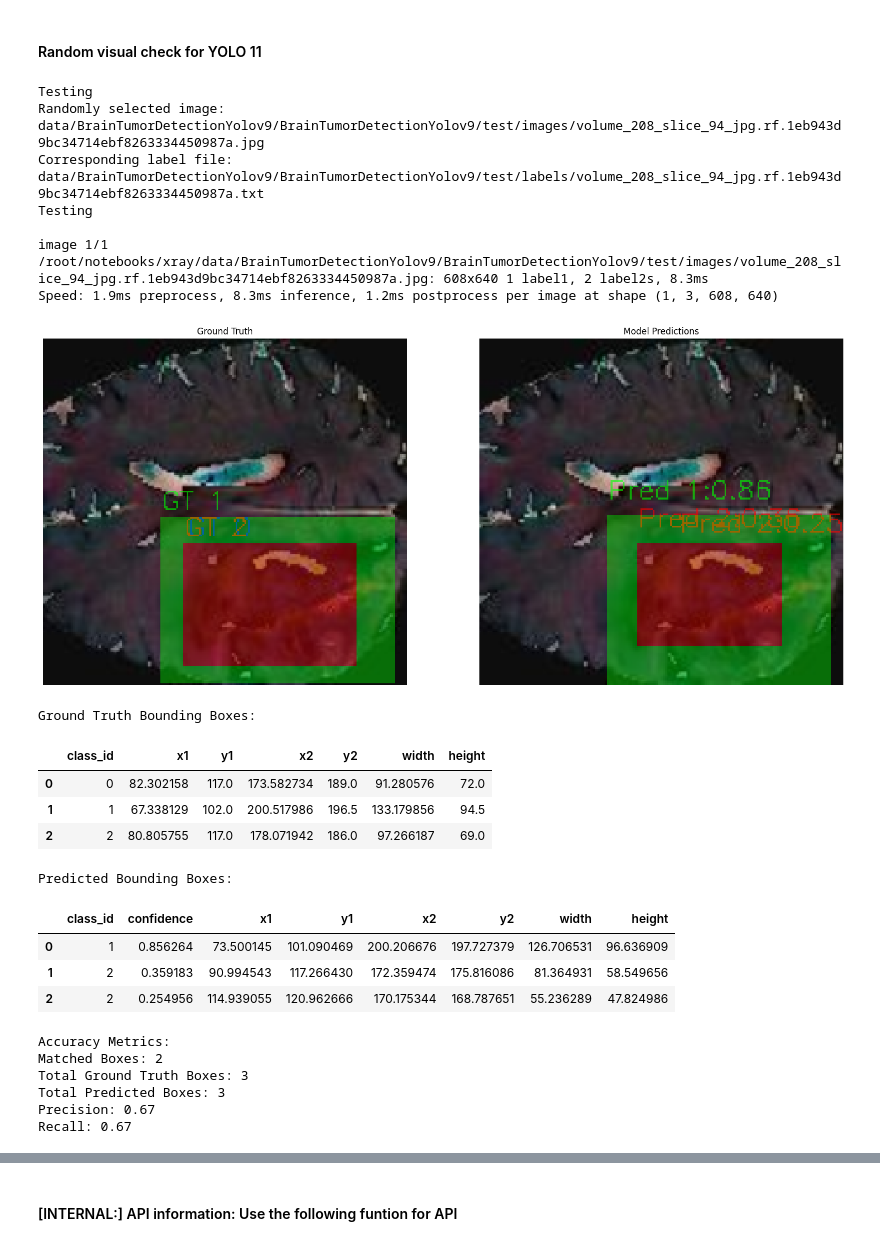
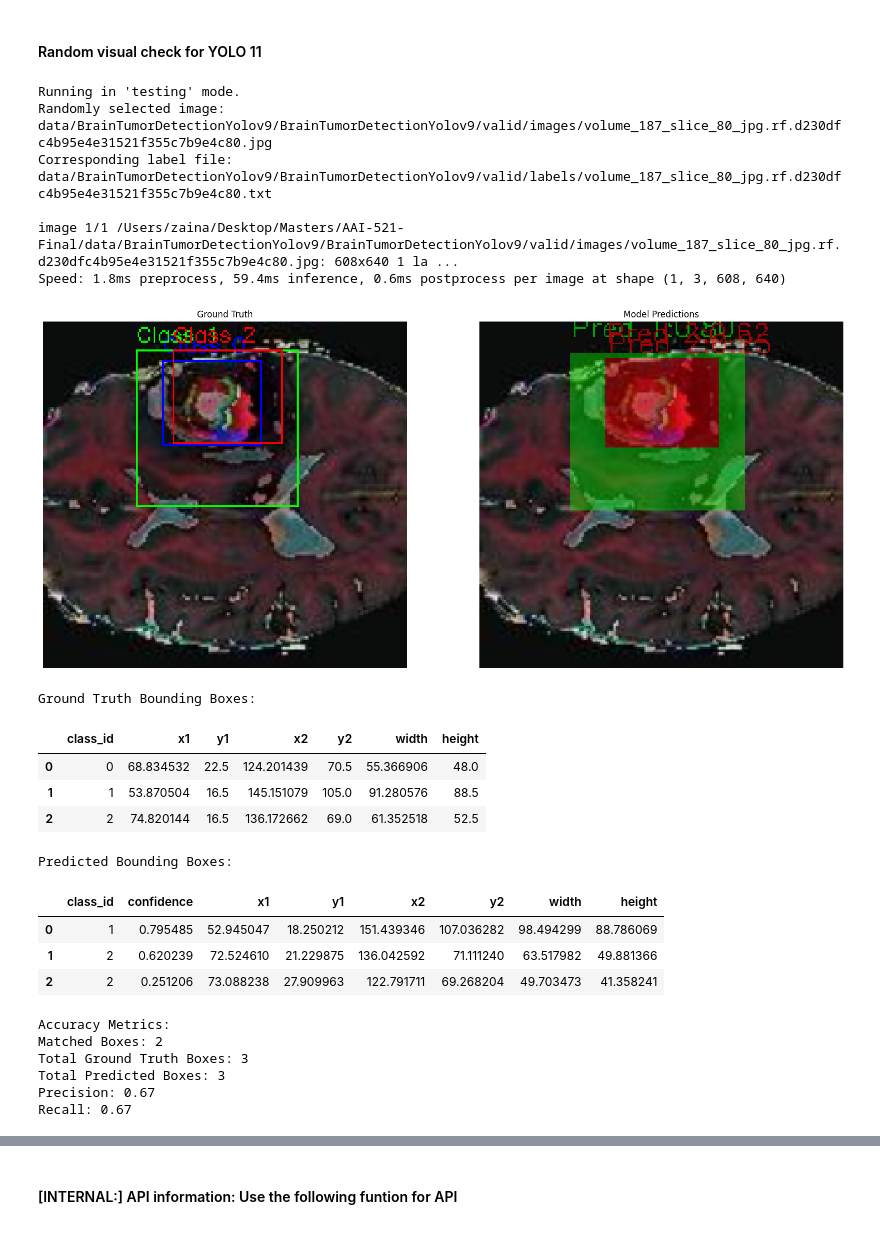
Before and after one commit to zainnobody/AAI-521-Final, a Jupyter notebook: brain-tumor-detection-0.5.ipynb, the cells around one changed output, grey strips where cells are left out. Drawn from its saved outputs; the diff is of its cells as text; code cells hidden in the pictures.

```diff
--- a/brain-tumor-detection-0.5.ipynb
+++ b/brain-tumor-detection-0.5.ipynb
@@ -1652,12 +1650,12 @@ def process_image(image_path: str, model, label_path = None, scale_factor=1.5, m
 
     # Draw predictions on image
     image_pred = image.copy()
-    image_pred = draw_predictions_on_image(image_pred, predictions, alpha=0.4)
+    image_pred = draw_predictions_on_image(image_pred, predictions)
 
     if mode == 'testing':
         # Draw ground truth labels on image
         image_gt = image.copy()
-        image_gt = draw_labels(image_gt, labels, alpha=0.4)
+        image_gt = draw_labels(image_gt, labels)
 
         # Display the images side by side
         plt.figure(figsize=(20, 10))
@@ -1844,26 +1902,25 @@ Recall: 1.00
 model_path = model_paths.get("YOLOv11n")
 yolov11n_model = YOLO(model_path)
 # %%
-random_check(dataset_df, data_path, model_selected)
+random_check(dataset_df, data_path, yolov11n_model)
 # %% [output]
-Testing
-Randomly selected image: data/BrainTumorDetectionYolov9/BrainTumorDetectionYolov9/test/images/volume_208_slice_94_jpg.rf.1eb943d9bc34714ebf8263334450987a.jpg
-Corresponding label file: data/BrainTumorDetectionYolov9/BrainTumorDetectionYolov9/test/labels/volume_208_slice_94_jpg.rf.1eb943d9bc34714ebf8263334450987a.txt
-Testing
+Running in 'testing' mode.
+Randomly selected image: data/BrainTumorDetectionYolov9/BrainTumorDetectionYolov9/valid/images/volume_187_slice_80_jpg.rf.d230dfc4b95e4e31521f355c7b9e4c80.jpg
+Corresponding label file: data/BrainTumorDetectionYolov9/BrainTumorDetectionYolov9/valid/labels/volume_187_slice_80_jpg.rf.d230dfc4b95e4e31521f355c7b9e4c80.txt
 
-image 1/1 /root/notebooks/xray/data/BrainTumorDetectionYolov9/BrainTumorDetectionYolov9/test/images/volume_208_slice_94_jpg.rf.1eb943d9bc34714ebf8263334450987a.jpg: 608x640 1 label1, 2 label2s, 8.3ms
-Speed: 1.9ms preprocess, 8.3ms inference, 1.2ms postprocess per image at shape (1, 3, 608, 640)
+image 1/1 /Users/zaina/Desktop/Masters/AAI-521-Final/data/BrainTumorDetectionYolov9/BrainTumorDetectionYolov9/valid/images/volume_187_slice_80_jpg.rf.d230dfc4b95e4e31521f355c7b9e4c80.jpg: 608x640 1 la ...
+Speed: 1.8ms preprocess, 59.4ms inference, 0.6ms postprocess per image at shape (1, 3, 608, 640)
-[figure, old version]
+[figure, new version]
 Ground Truth Bounding Boxes:
 |  | class_id | x1 | y1 | x2 | y2 | width | height |
-| 0 | 0 | 82.302158 | 117.0 | 173.582734 | 189.0 | 91.280576 | 72.0 |
-| 1 | 1 | 67.338129 | 102.0 | 200.517986 | 196.5 | 133.179856 | 94.5 |
-| 2 | 2 | 80.805755 | 117.0 | 178.071942 | 186.0 | 97.266187 | 69.0 |
+| 0 | 0 | 68.834532 | 22.5 | 124.201439 | 70.5 | 55.366906 | 48.0 |
+| 1 | 1 | 53.870504 | 16.5 | 145.151079 | 105.0 | 91.280576 | 88.5 |
+| 2 | 2 | 74.820144 | 16.5 | 136.172662 | 69.0 | 61.352518 | 52.5 |
 Predicted Bounding Boxes:
 |  | class_id | confidence | x1 | y1 | x2 | y2 | width | height |
-| 0 | 1 | 0.856264 | 73.500145 | 101.090469 | 200.206676 | 197.727379 | 126.706531 | 96.636909 |
-| 1 | 2 | 0.359183 | 90.994543 | 117.266430 | 172.359474 | 175.816086 | 81.364931 | 58.549656 |
-| 2 | 2 | 0.254956 | 114.939055 | 120.962666 | 170.175344 | 168.787651 | 55.236289 | 47.824986 |
+| 0 | 1 | 0.795485 | 52.945047 | 18.250212 | 151.439346 | 107.036282 | 98.494299 | 88.786069 |
+| 1 | 2 | 0.620239 | 72.524610 | 21.229875 | 136.042592 | 71.111240 | 63.517982 | 49.881366 |
+| 2 | 2 | 0.251206 | 73.088238 | 27.909963 | 122.791711 | 69.268204 | 49.703473 | 41.358241 |
 Accuracy Metrics:
 Matched Boxes: 2
 Total Ground Truth Boxes: 3
```
Also changed, not shown: parts of 12 cells of this notebook, 1 other file.
